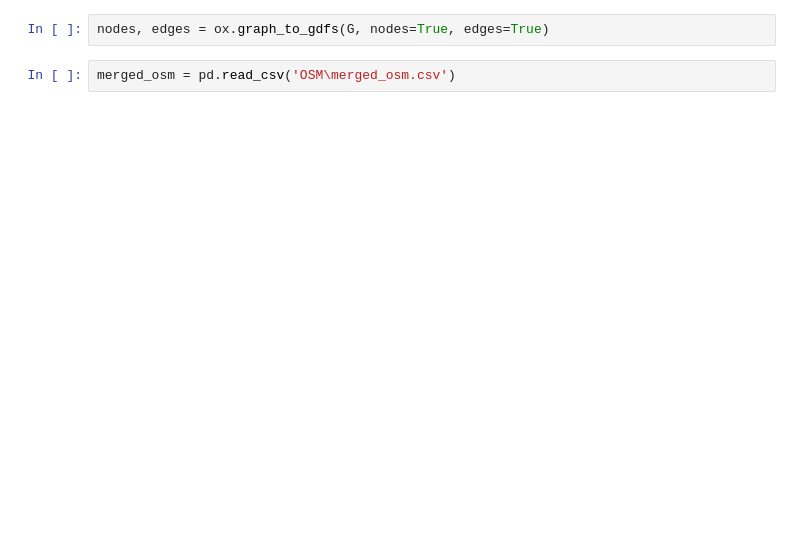
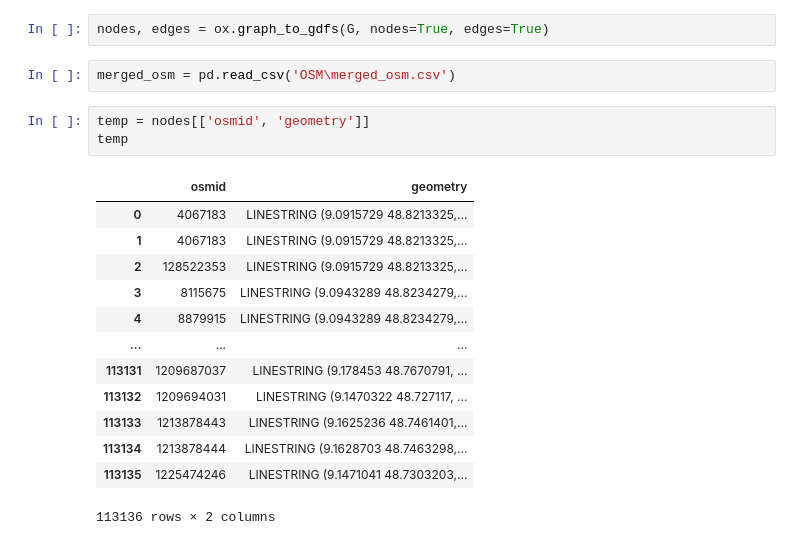
Before and after one commit to jzhenli1/priv_test, a Jupyter notebook: route_calculation.ipynb, the cells around one changed output. Saved outputs shown, nothing was run; the diff lists cells and outputs as text; blank space fills up the shorter version.

```diff
--- a/route_calculation.ipynb
+++ b/route_calculation.ipynb
@@ -51,3 +52,20 @@ m
 nodes, edges = ox.graph_to_gdfs(G, nodes=True, edges=True)
 # %%
 merged_osm = pd.read_csv('OSM\merged_osm.csv')
+# %%
+temp = nodes[['osmid', 'geometry']]
+temp
+# %% [output]
+|  | osmid | geometry |
+| 0 | 4067183 | LINESTRING (9.0915729 48.8213325,... |
+| 1 | 4067183 | LINESTRING (9.0915729 48.8213325,... |
+| 2 | 128522353 | LINESTRING (9.0915729 48.8213325,... |
+| 3 | 8115675 | LINESTRING (9.0943289 48.8234279,... |
+| 4 | 8879915 | LINESTRING (9.0943289 48.8234279,... |
+| ... | ... | ... |
+| 113131 | 1209687037 | LINESTRING (9.178453 48.7670791, ... |
+| 113132 | 1209694031 | LINESTRING (9.1470322 48.727117, ... |
+| 113133 | 1213878443 | LINESTRING (9.1625236 48.7461401,... |
+| 113134 | 1213878444 | LINESTRING (9.1628703 48.7463298,... |
+| 113135 | 1225474246 | LINESTRING (9.1471041 48.7303203,... |
+113136 rows × 2 columns
```
Also changed, not shown: parts of 14 cells of this notebook.
